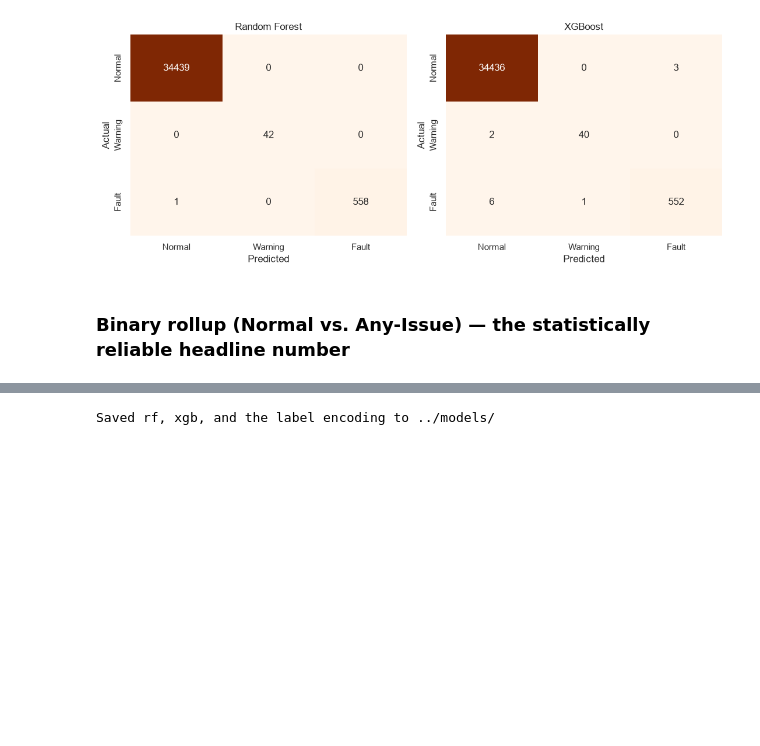
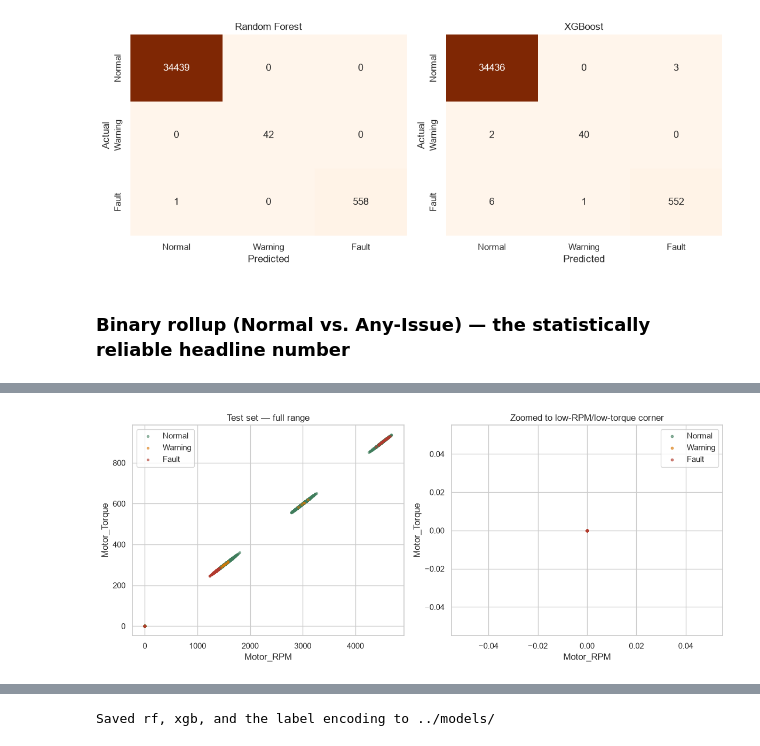
Before and after one commit to harshavardhanratnala-hvr/agentic-ai-vehicle-fault-diagnosis-and-repair-copilot, a Jupyter notebook: notebooks/02_baseline_classifier.ipynb, the cells around one changed output, grey strips where cells are left out. Saved outputs shown, nothing was run; the diff lists cells and outputs as text; code cells hidden in the pictures; blank space fills up the shorter version.

```diff
--- a/notebooks/02_baseline_classifier.ipynb
+++ b/notebooks/02_baseline_classifier.ipynb
@@ -229,0 +272,26 @@ pd.DataFrame(results).set_index("model").round(3)
+# %%
+fig, axes = plt.subplots(1, 2, figsize=(12, 5))
+
+# Full view
+for label in CLASS_ORDER:
+    subset = test_df[test_df["Fault_Label"] == label]
+    axes[0].scatter(subset["Motor_RPM"], subset["Motor_Torque"], s=8, alpha=0.5, label=label, color=PALETTE[label])
+axes[0].set_xlabel("Motor_RPM")
+axes[0].set_ylabel("Motor_Torque")
+axes[0].set_title("Test set — full range")
+axes[0].legend()
+
+# Zoomed to the low-RPM/low-torque corner where Fault/Warning actually live
+low = test_df[(test_df["Motor_RPM"] < 800) & (test_df["Motor_Torque"] < 200)]
+for label in CLASS_ORDER:
+    subset = low[low["Fault_Label"] == label]
+    axes[1].scatter(subset["Motor_RPM"], subset["Motor_Torque"], s=10, alpha=0.6, label=label, color=PALETTE[label])
+axes[1].set_xlabel("Motor_RPM")
+axes[1].set_ylabel("Motor_Torque")
+axes[1].set_title("Zoomed to low-RPM/low-torque corner")
+axes[1].legend()
+
+plt.tight_layout()
+plt.show()
+# %% [output]
+[figure, added]
```
Also changed, not shown: parts of 9 cells of this notebook.
